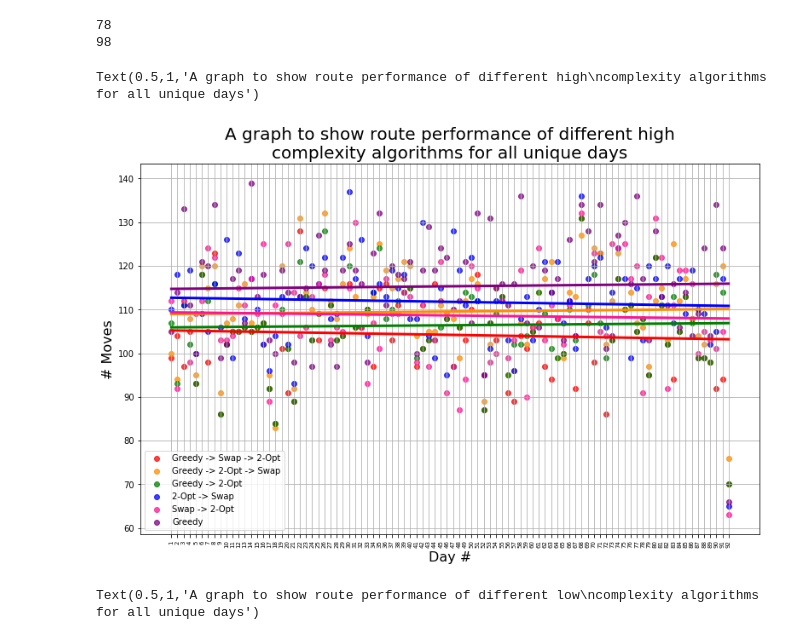
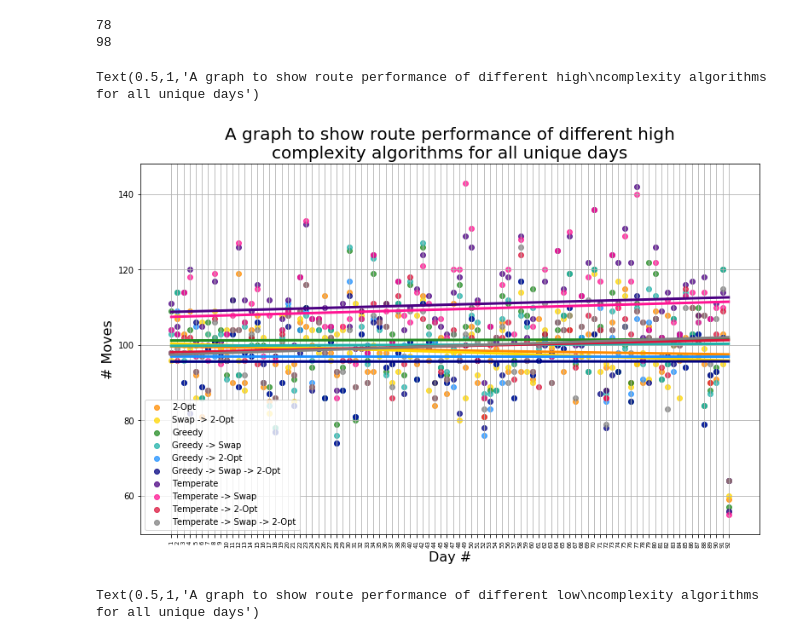
Before and after one commit to hwixley/Drone-Route-Planner, a Jupyter notebook: dataAnalysis/DroneMoveAnalysis.ipynb, the cells around one changed output. Drawn from its saved outputs; the diff is of its cells as text; code cells hidden in the pictures.

```diff
--- a/dataAnalysis/DroneMoveAnalysis.ipynb
+++ b/dataAnalysis/DroneMoveAnalysis.ipynb
@@ -5,7 +5,7 @@ from numpy import loadtxt
 fileNames = ["S","T","ST","G","GS","GT","GST","C","CS","CT","CST"]
 names = ["Swap","2-Opt","Swap -> 2-Opt","Greedy","Greedy -> Swap","Greedy -> 2-Opt","Greedy -> Swap -> 2-Opt"
          , "Temperate","Temperate -> Swap","Temperate -> 2-Opt","Temperate -> Swap -> 2-Opt"]
-colors = ["red","darkorange","green","blue","blue","deeppink","purple","red","cyan"]
+colors = ["red","darkorange","gold","forestgreen","lightseagreen","dodgerblue","navy","indigo","deeppink","crimson","grey"]
 
 moves = [[],[],[],[],[],[],[],[],[],[],[]]
 for i in range(len(moves)):
@@ -22,24 +22,23 @@ print(moves[6][0])
 # %%
 import seaborn as sns
 import pandas as pd
 x = range(92)
 
 plt.rcParams["figure.figsize"] = (13,8)
 
-for i in range(7):
-    if i != 3:
-        plt.scatter(x,moves[i][0:92],c=colors[i],label=names[i],alpha=0.75)
-        plt.plot(x, np.poly1d(np.polyfit(x,moves[i][0:92],1))(np.unique(x)),c=colors[i],lw=3)
+for i in range(1,11):
+    plt.scatter(x,moves[i][0:92],c=colors[i],label=names[i],alpha=0.75)
+    plt.plot(x, np.poly1d(np.polyfit(x,moves[i][0:92],1))(np.unique(x)),c=colors[i],lw=3)
 
 plt.grid(True)
 plt.legend(loc="lower left")
 plt.xlabel("Day #",fontsize=16)
 plt.ylabel("# Moves",fontsize=16)
 plt.xticks(x,range(1,93),rotation=90,fontsize=7)
-plt.title("A graph to show route performance of different high\ncomplexity algorithms for all unique days",fontsize=20)
+plt.title("A graph to show route performance of different algorithms for all unique days",fontsize=20)
 # %% [output]
 Text(0.5,1,'A graph to show route performance of different high\ncomplexity algorithms for all unique days')
-[figure, old version]
+[figure, new version]
 # %%
 ys=[3,7]
 
```
